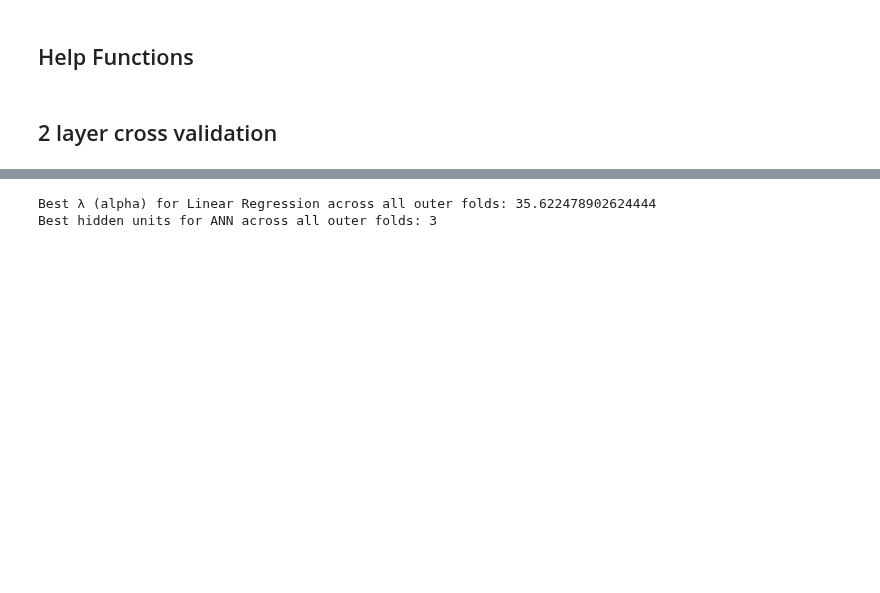
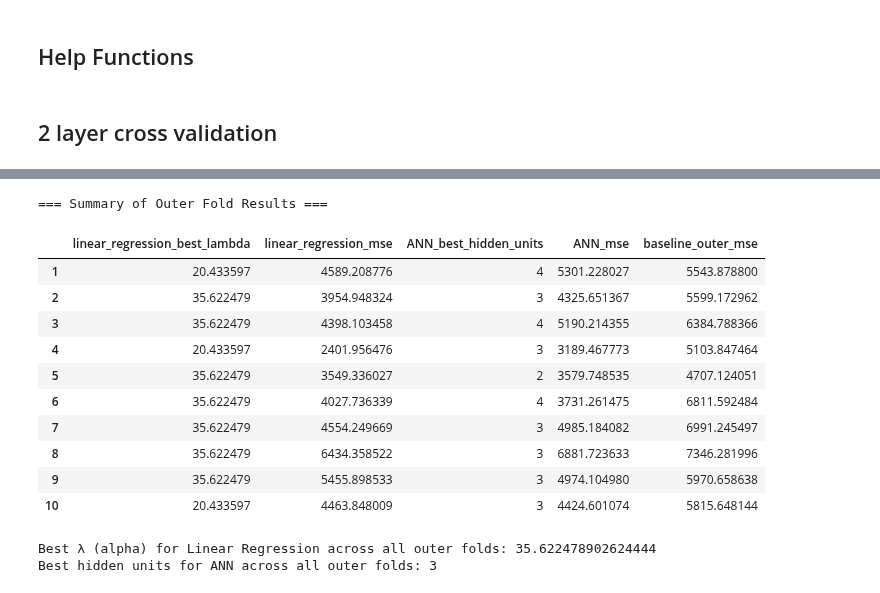
Before and after one commit to andregodinhodtu/02452---Machine-Learning---Project, a Jupyter notebook: report_2/code/notebooks/regression/3_reg_cross_validation.ipynb, the cells around one changed output, grey strips where cells are left out. Saved outputs shown, nothing was run; the diff lists cells and outputs as text; code cells hidden in the pictures; blank space fills up the shorter version.

```diff
--- a/report_2/code/notebooks/regression/3_reg_cross_validation.ipynb
+++ b/report_2/code/notebooks/regression/3_reg_cross_validation.ipynb
@@ -120,6 +120,7 @@ CV_outer = KFold(n_splits=outer_folds_k_1, shuffle=True, random_state=random_sta
 baseline_per_fold = {}   # Outer fold dict (key: outer fold index)
 best_hyperparameters_per_fold = {}
 best_lambda_per_fold = {}
+fold_results = {}
 outer_fold_index = 0
 
 for outer_train_idx, outer_test_idx in CV_outer.split(X):
@@ -271,5 +272,15 @@ for outer_train_idx, outer_test_idx in CV_outer.split(X):
     outer_mse_baseline = mean_squared_error(y_test_outer_norm, y_test_pred_outer)
     baseline_per_fold[outer_fold_index] = outer_mse_baseline
     print(f"For outer fold {outer_fold_index} Mean Inner fold MSE for Baseline:", outer_mse_baseline)
+
+    ############################# STORE RESULTS ####################################
+
+    fold_results[outer_fold_index] = {
+        "linear_regression_best_lambda": best_lambda,
+        "linear_regression_mse": mse_test_outer,
+        "ANN_best_hidden_units": best_hyperparam,
+        "ANN_mse": val_loss.item(),
+        "baseline_outer_mse": outer_mse_baseline
+    }
 # %% [output]
 Outer Fold 1 - Inner Fold 1
@@ -277,3 +303,20 @@ KeyboardInterrupt:
+# %%
+outer_results_df = pd.DataFrame.from_dict(fold_results, orient='index')
+print("\n=== Summary of Outer Fold Results ===")
+outer_results_df
+# %% [output]
+=== Summary of Outer Fold Results ===
+|  | linear_regression_best_lambda | linear_regression_mse | ANN_best_hidden_units | ANN_mse | baseline_outer_mse |
+| 1 | 20.433597 | 4589.208776 | 4 | 5301.228027 | 5543.878800 |
+| 2 | 35.622479 | 3954.948324 | 3 | 4325.651367 | 5599.172962 |
+| 3 | 35.622479 | 4398.103458 | 4 | 5190.214355 | 6384.788366 |
+| 4 | 20.433597 | 2401.956476 | 3 | 3189.467773 | 5103.847464 |
+| 5 | 35.622479 | 3549.336027 | 2 | 3579.748535 | 4707.124051 |
+| 6 | 35.622479 | 4027.736339 | 4 | 3731.261475 | 6811.592484 |
+| 7 | 35.622479 | 4554.249669 | 3 | 4985.184082 | 6991.245497 |
+| 8 | 35.622479 | 6434.358522 | 3 | 6881.723633 | 7346.281996 |
+| 9 | 35.622479 | 5455.898533 | 3 | 4974.104980 | 5970.658638 |
+| 10 | 20.433597 | 4463.848009 | 3 | 4424.601074 | 5815.648144 |
 # %%
 def count_best_parameters(dict_parameters_for_each_outer_fold):
     count_parameter_dict = {}
```
Also changed, not shown: parts of 1 cell of this notebook, 1 other file.
